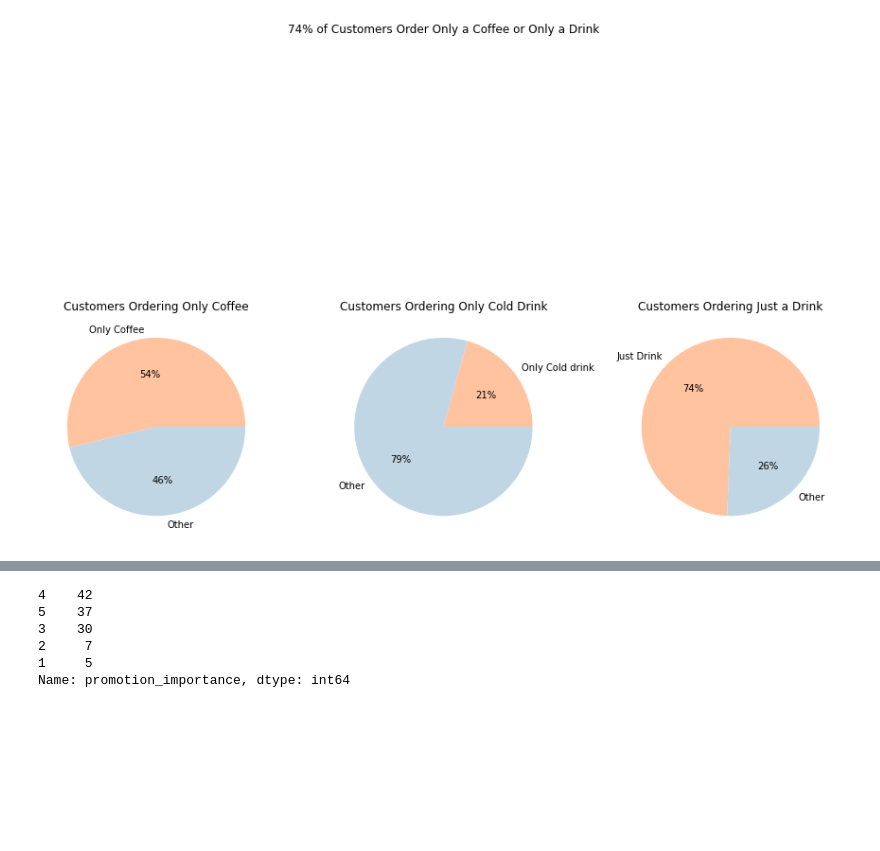
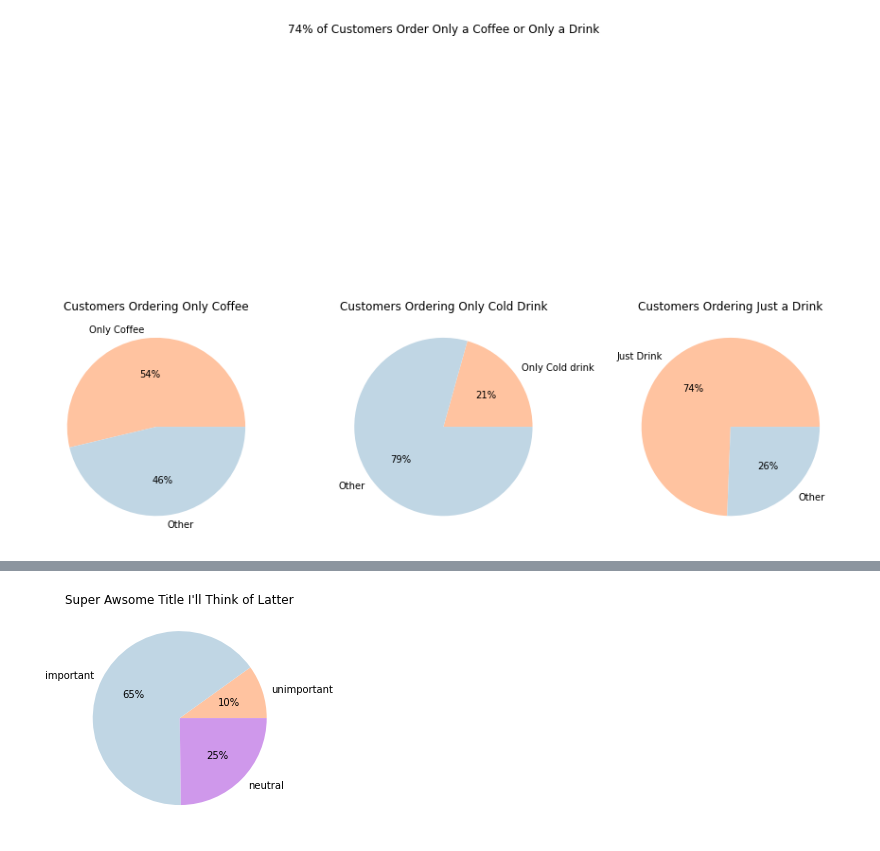
Before and after one commit to Johndsalas/Starbucks_Customer_Profiles, a Jupyter notebook: main.ipynb, the cells around one changed output, grey strips where cells are left out. Saved outputs shown, nothing was run; the diff lists cells and outputs as text; code cells hidden in the pictures; blank space fills up the shorter version.

```diff
--- a/main.ipynb
+++ b/main.ipynb
@@ -363,9 +264,4 @@ plt.show()
-# %%
-df.promotion_importance.value_counts()
-# %% [output]
-4    42
-5    37
-3    30
-2     7
-1     5
-Name: promotion_importance, dtype: int64
+# %%
+e.omni_pie(df.promotion_importance)
+# %% [output]
+[figure, added]
```
Also changed, not shown: parts of 15 cells of this notebook, 1 other file.
